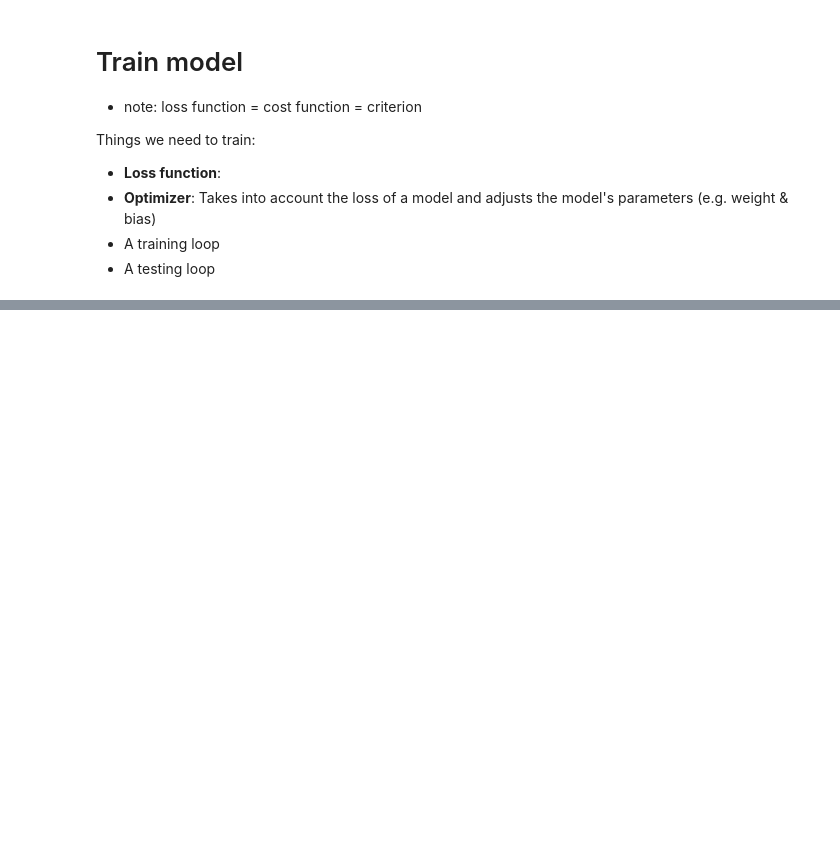
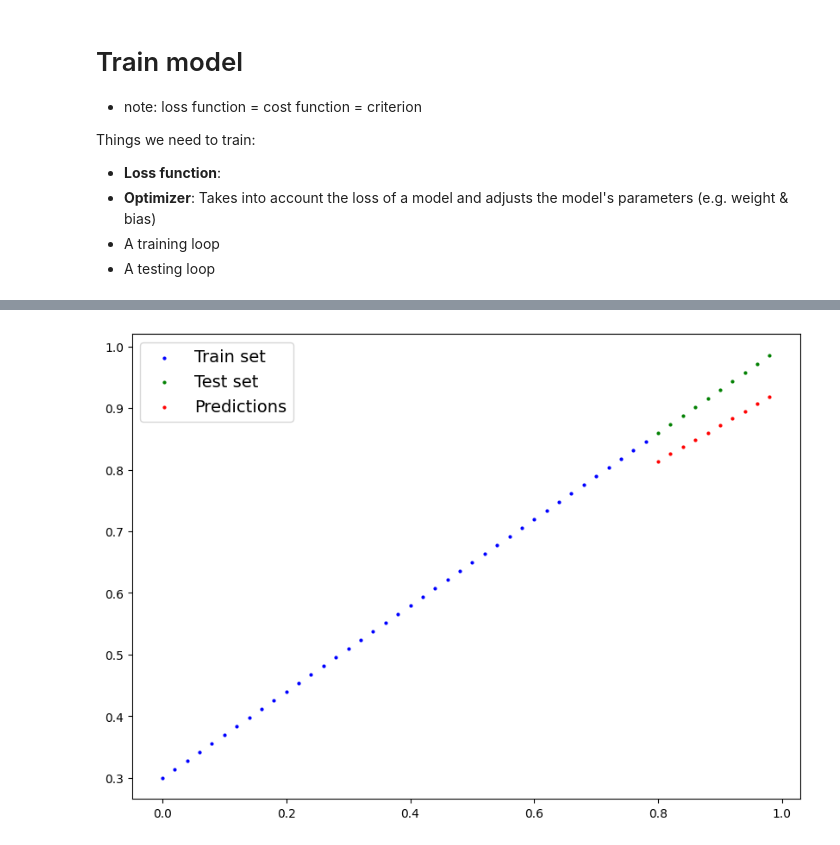
Before and after one commit to xpdlaldam/PyTorch, a Jupyter notebook: 01_pytorch_workflow.ipynb, the cells around one changed output, grey strips where cells are left out. Cells and saved outputs as stored; diff of their text form; code cells hidden in the pictures; blank space fills up the shorter version.

```diff
--- a/01_pytorch_workflow.ipynb
+++ b/01_pytorch_workflow.ipynb
@@ -220,0 +298,3 @@ optimizer = torch.optim.SGD(
+# %%
+with torch.inference_mode():
+  y_preds_new = lin_reg(X_test)
@@ -220,0 +305,4 @@ optimizer = torch.optim.SGD(
+# %%
+plot_pred(pred=y_preds_new)
+# %% [output]
+[figure, added]
```
Also changed, not shown: parts of 5 cells of this notebook.
